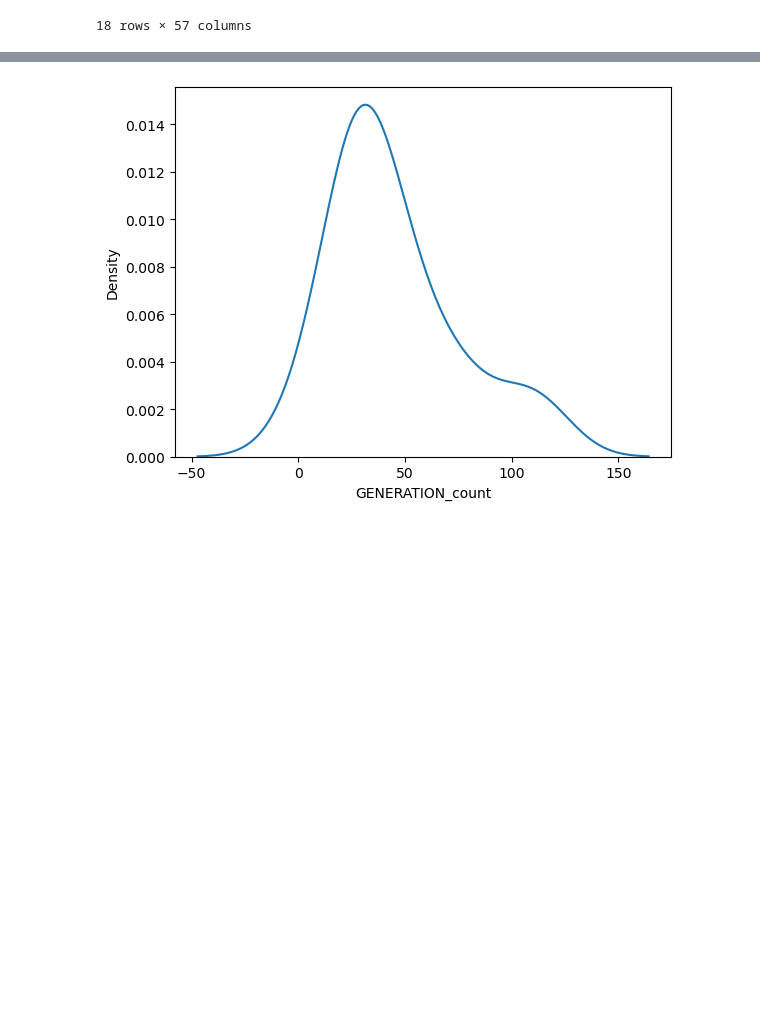
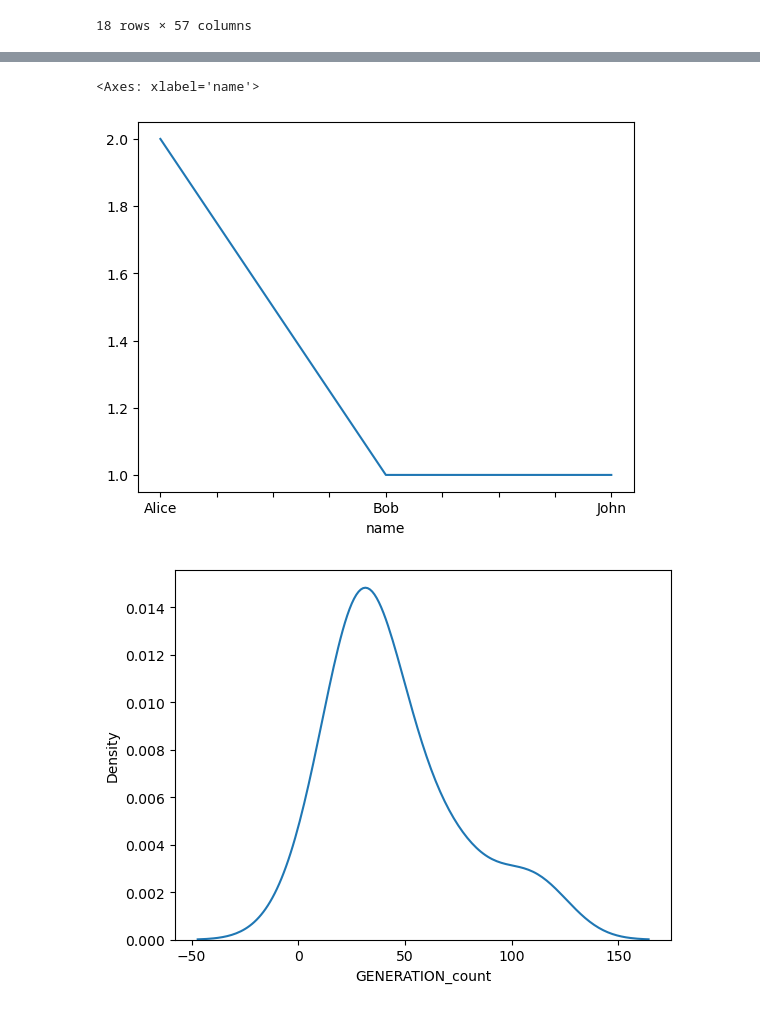
Before and after one commit to johndef64/pyutilities_datascience, a Jupyter notebook: general_utilities.ipynb, the cells around one changed output, grey strips where cells are left out. Saved outputs shown, nothing was run; the diff lists cells and outputs as text; code cells hidden in the pictures; blank space fills up the shorter version.

```diff
--- a/general_utilities.ipynb
+++ b/general_utilities.ipynb
@@ -520,3 +611,8 @@ gr
+# %%
+grouped_data['age']['count'].plot()
+# %% [output]
+<Axes: xlabel='name'>
+[figure, added]
 # %%
 import seaborn as sns
 import pandas as pd
```
Also changed, not shown: parts of 13 cells of this notebook, 1 other file.
